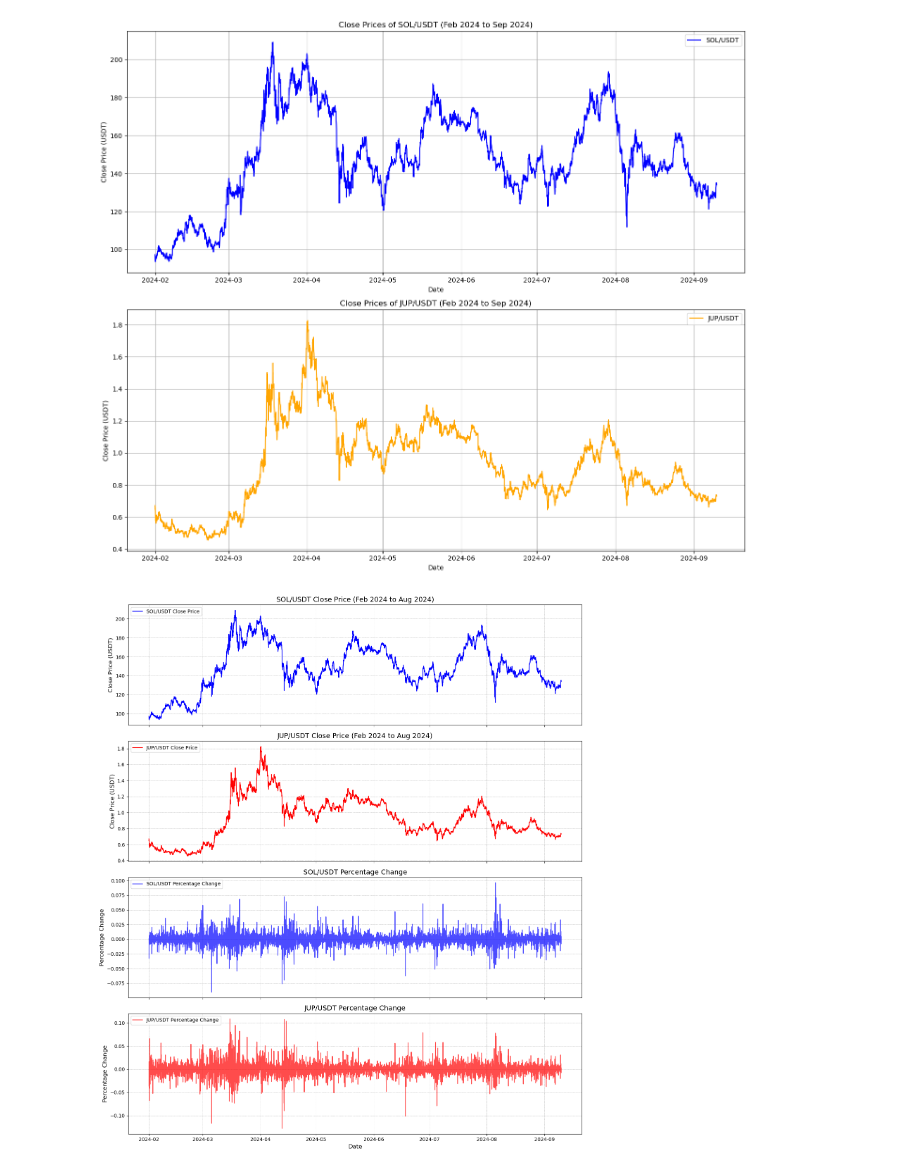
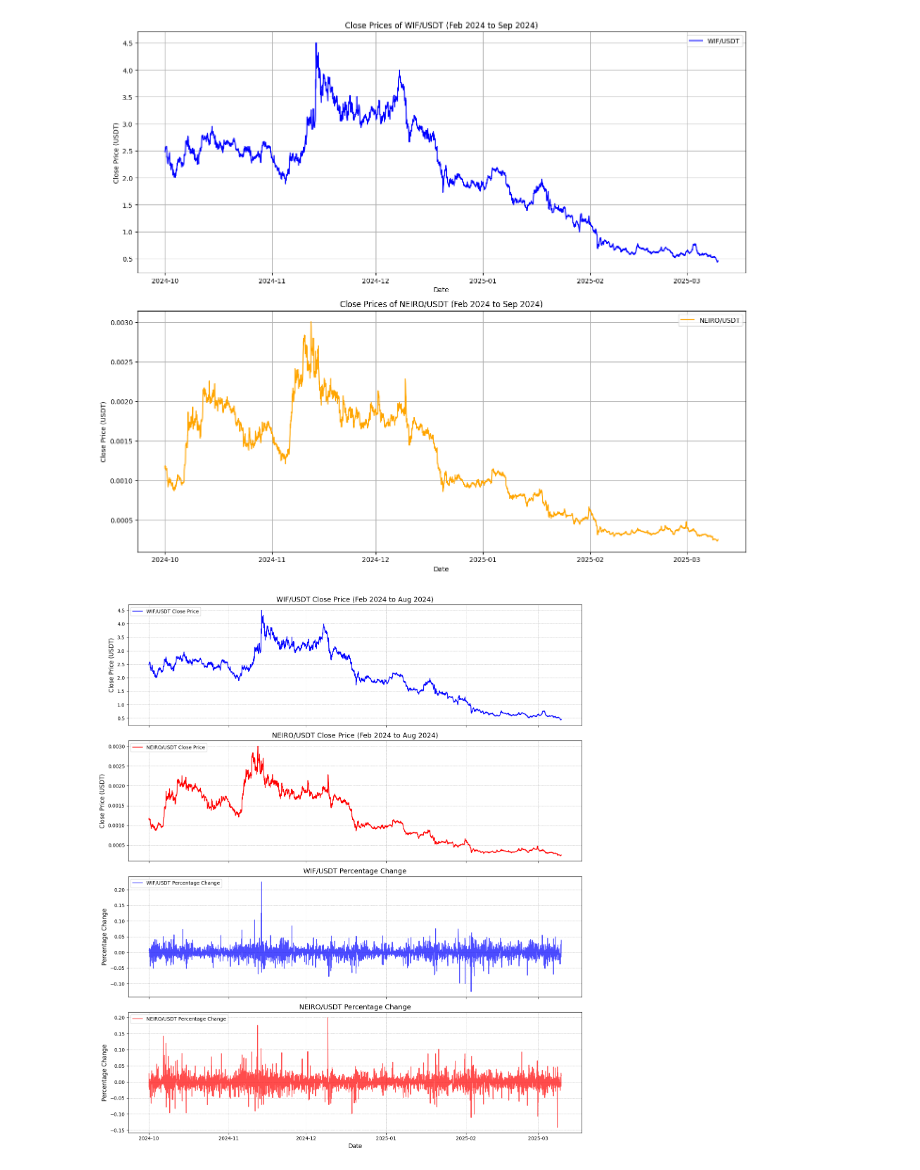
Before and after one commit to ylliu/ArbitrageTest, a Jupyter notebook: statistical_arbitrage.ipynb, the cells around one changed output. Saved outputs shown, nothing was run; the diff lists cells and outputs as text; code cells hidden in the pictures.

```diff
--- a/statistical_arbitrage.ipynb
+++ b/statistical_arbitrage.ipynb
@@ -46,19 +46,24 @@ def fetch_data(symbol, timeframe, start, end, limit=500):
     return df
 # %%
 # 获取 SOL/USDT 和 JUP/USDT 的数据
-symbol1 = 'SOL/USDT'
-symbol2 = 'JUP/USDT'
+coin1 = 'WIF'
+coin2 = 'NEIRO'
+
+symbol1 = f'{coin1}/USDT'
+symbol2 = f'{coin2}/USDT'
 timeframe = '1h'  # 数据间隔
-start = '2024-02-01 00:00:00'
-end = '2024-09-10 00:00:00'
+start = '2024-10-01 00:00:00'
+end = '2025-03-10 00:00:00'
 
 # 下载数据
 data1 = fetch_data(symbol1, timeframe, start, end)
 data2 = fetch_data(symbol2, timeframe, start, end)
 print(data1)
 # 保存为 CSV 文件
-data1.to_csv('SOL_USDT_data.csv')
-data2.to_csv('JUP_USDT_data.csv')
+data1_name = f'{coin1}_USDT_data.csv'
+data2_name = f'{coin2}_USDT_data.csv'
+data1.to_csv(data1_name)
+data2.to_csv(data2_name)
 # %% [output]
 Fetched 500 records, total: 500
 Fetched 500 records, total: 1000
@@ -84,16 +89,16 @@ import matplotlib.pyplot as plt
 fig, axes = plt.subplots(2, 1, figsize=(14, 12))
 
 # 绘制第一个交易对的子图
-axes[0].plot(data1['close'], label='SOL/USDT', color='blue')
-axes[0].set_title('Close Prices of SOL/USDT (Feb 2024 to Sep 2024)')
+axes[0].plot(data1['close'], label=f'{symbol1}', color='blue')
+axes[0].set_title(f'Close Prices of {symbol1} (Feb 2024 to Sep 2024)')
 axes[0].set_xlabel('Date')
 axes[0].set_ylabel('Close Price (USDT)')
 axes[0].legend()
 axes[0].grid(True)
 
 # 绘制第二个交易对的子图
-axes[1].plot(data2['close'], label='JUP/USDT', color='orange')
-axes[1].set_title('Close Prices of JUP/USDT (Feb 2024 to Sep 2024)')
+axes[1].plot(data2['close'], label=f'{symbol2}', color='orange')
+axes[1].set_title(f'Close Prices of {symbol2} (Feb 2024 to Sep 2024)')
 axes[1].set_xlabel('Date')
 axes[1].set_ylabel('Close Price (USDT)')
 axes[1].legend()
@@ -103,56 +108,56 @@ axes[1].grid(True)
 plt.tight_layout()
 plt.show()
 # %% [output]
-[figure, old version]
+[figure, new version]
 # %%
 import matplotlib.pyplot as plt
 import pandas as pd
 
 # 从 CSV 文件读取数据
-data1 = pd.read_csv('SOL_USDT_data.csv', index_col='timestamp', parse_dates=True)
-data2 = pd.read_csv('JUP_USDT_data.csv', index_col='timestamp', parse_dates=True)
+data1 = pd.read_csv(data1_name, index_col='timestamp', parse_dates=True)
+data2 = pd.read_csv(data2_name, index_col='timestamp', parse_dates=True)
 
 # 计算百分比变化
 data1['pct_change'] = data1['close'].pct_change()
 data2['pct_change'] = data2['close'].pct_change()
 
 # 创建四个子图
 fig, axes = plt.subplots(4, 1, figsize=(14, 16), sharex=True)
 
 # 绘制 SOL/USDT 的收盘价
-axes[0].plot(data1.index, data1['close'], label='SOL/USDT Close Price', color='blue', linewidth=1.5)
-axes[0].set_title('SOL/USDT Close Price (Feb 2024 to Aug 2024)', fontsize=14)
+axes[0].plot(data1.index, data1['close'], label=f'{symbol1} Close Price', color='blue', linewidth=1.5)
+axes[0].set_title(f'{symbol1} Close Price (Feb 2024 to Aug 2024)', fontsize=14)
 axes[0].set_ylabel('Close Price (USDT)', fontsize=12)
 axes[0].legend(loc='upper left', fontsize=10)
 axes[0].grid(color='gray', linestyle='--', linewidth=0.5, alpha=0.7)
 
 # 绘制 JUP/USDT 的收盘价
-axes[1].plot(data2.index, data2['close'], label='JUP/USDT Close Price', color='red', linewidth=1.5)
-axes[1].set_title('JUP/USDT Close Price (Feb 2024 to Aug 2024)', fontsize=14)
+axes[1].plot(data2.index, data2['close'], label=f'{symbol2} Close Price', color='red', linewidth=1.5)
+axes[1].set_title(f'{symbol2} Close Price (Feb 2024 to Aug 2024)', fontsize=14)
 axes[1].set_ylabel('Close Price (USDT)', fontsize=12)
 axes[1].legend(loc='upper left', fontsize=10)
 axes[1].grid(color='gray', linestyle='--', linewidth=0.5, alpha=0.7)
 
 # 绘制 SOL/USDT 的百分比变化
-axes[2].plot(data1.index, data1['pct_change'], label='SOL/USDT Percentage Change', color='blue', alpha=0.7)
-axes[2].set_title('SOL/USDT Percentage Change', fontsize=14)
+axes[2].plot(data1.index, data1['pct_change'], label=f'{symbol1} Percentage Change', color='blue', alpha=0.7)
+axes[2].set_title(f'{symbol1} Percentage Change', fontsize=14)
 axes[2].set_ylabel('Percentage Change', fontsize=12)
 axes[2].legend(loc='upper left', fontsize=10)
 axes[2].grid(color='gray', linestyle='--', linewidth=0.5, alpha=0.7)
 
 # 绘制 JUP/USDT 的百分比变化
-axes[3].plot(data2.index, data2['pct_change'], label='JUP/USDT Percentage Change', color='red', alpha=0.7)
-axes[3].set_title('JUP/USDT Percentage Change', fontsize=14)
+axes[3].plot(data2.index, data2['pct_change'], label=f'{symbol2} Percentage Change', color='red', alpha=0.7)
+axes[3].set_title(f'{symbol2} Percentage Change', fontsize=14)
 axes[3].set_xlabel('Date', fontsize=12)
 axes[3].set_ylabel('Percentage Change', fontsize=12)
 axes[3].legend(loc='upper left', fontsize=10)
 axes[3].grid(color='gray', linestyle='--', linewidth=0.5, alpha=0.7)
 
 # 调整布局并显示图像
 plt.tight_layout()
 plt.show()
 # %% [output]
-[figure, old version]
+[figure, new version]
 # %%
 import pandas as pd
 import numpy as np
```
Also changed, not shown: parts of 10 cells of this notebook, 7 other files.
